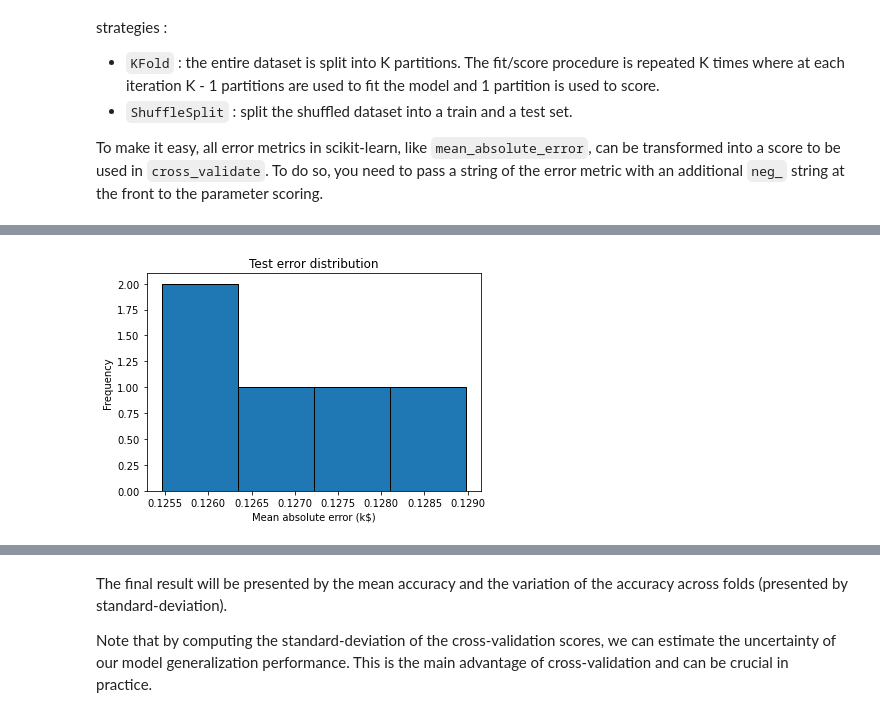
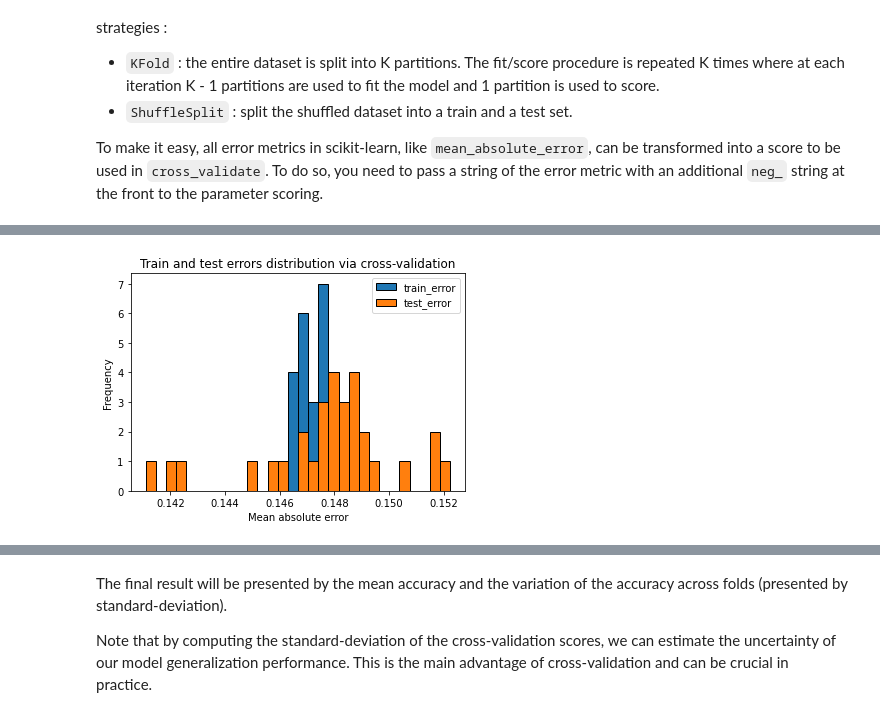
Before and after one commit to wq2021/Machine_learning_with_sklearn, a Jupyter notebook: ML_project.ipynb, the cells around one changed output, grey strips where cells are left out. Cells and saved outputs as stored; diff of their text form; code cells hidden in the pictures.

```diff
--- a/ML_project.ipynb
+++ b/ML_project.ipynb
@@ -429,7 +429,8 @@ To make it easy, all error metrics in scikit-learn, like `mean_absolute_error`,
 from sklearn.model_selection import cross_validate
 from sklearn.model_selection import ShuffleSplit
 
-cv = ShuffleSplit(n_splits=5, test_size=0.25, random_state=0)
-cv_result = cross_validate(model, data, target, cv=cv, scoring="neg_mean_absolute_error", return_estimator=True) # scoring="neg_mean_absolute_error" : the negative of the mean absolute error
+# `cross_validate` function are able to compute the error on the training set.
+cv = ShuffleSplit(n_splits=30, test_size=0.25, random_state=0)
+cv_result = cross_validate(model, data, target, cv=cv, scoring="neg_mean_absolute_error", return_train_score=True) # scoring="neg_mean_absolute_error" : the negative of the mean absolute error
 cv_result
 # %% [output]
@@ -453,11 +462,13 @@ cv_result
 # %%
 import matplotlib.pyplot as plt
-import pandas as pd
 
 cv_results = pd.DataFrame(cv_result)
-cv_results["test_error"] = -cv_results["test_score"]
-cv_results["test_error"].plot.hist(bins=4, edgecolor="black")
-plt.xlabel("Mean absolute error (k$)")
-_ = plt.title("Test error distribution")
+# The cross-validation used the negative mean absolute error. We transform the negative mean absolute error into a positive mean absolute error.
+scores = pd.DataFrame()
+scores[["train_error", "test_error"]] = -cv_results[["train_score", "test_score"]]
+
+scores.plot.hist(bins=30, edgecolor="black")
+plt.xlabel("Mean absolute error")
+_ = plt.title("Train and test errors distribution via cross-validation")
 # %% [output]
-[figure, old version]
+[figure, new version]
```
Also changed, not shown: parts of 9 cells of this notebook.
